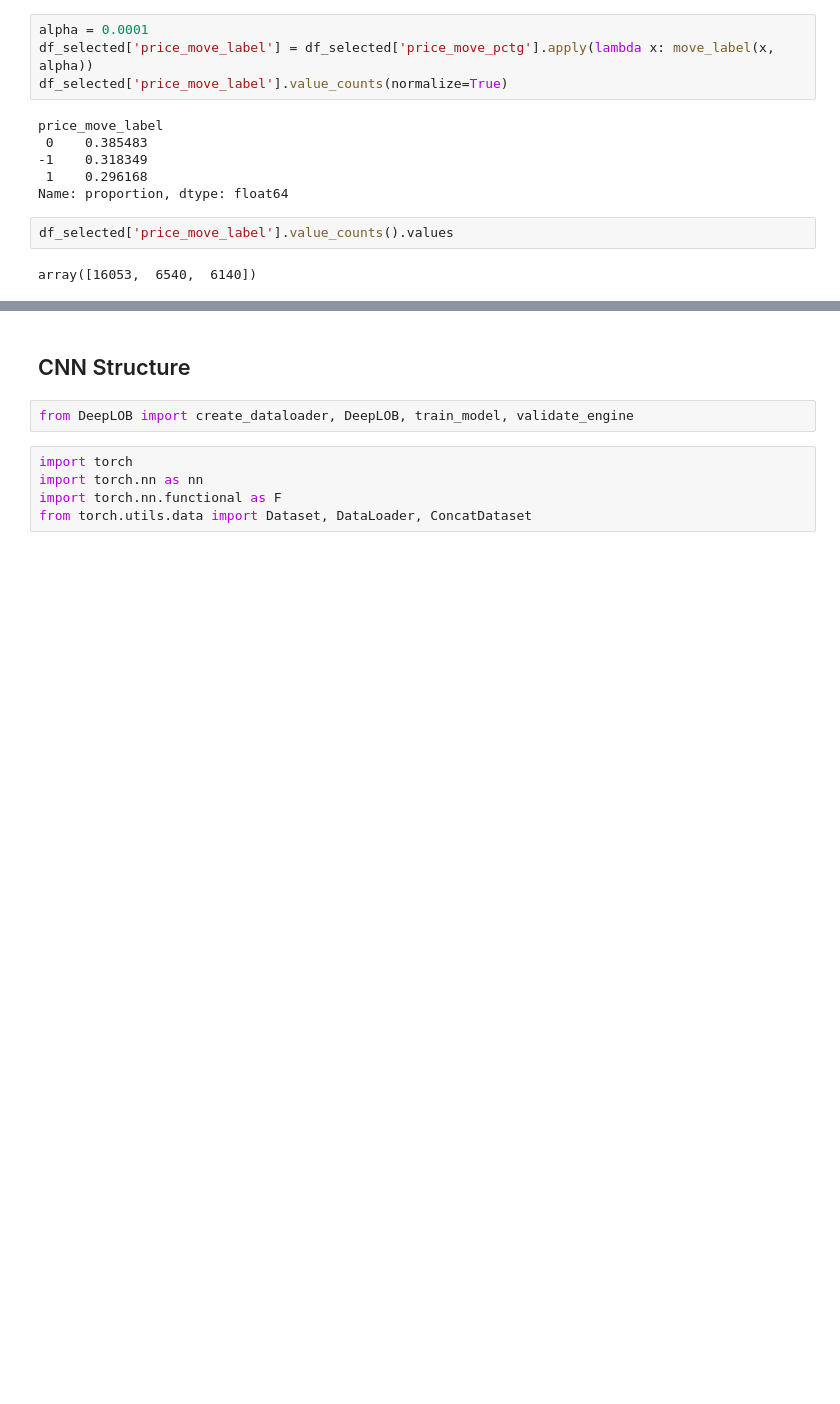
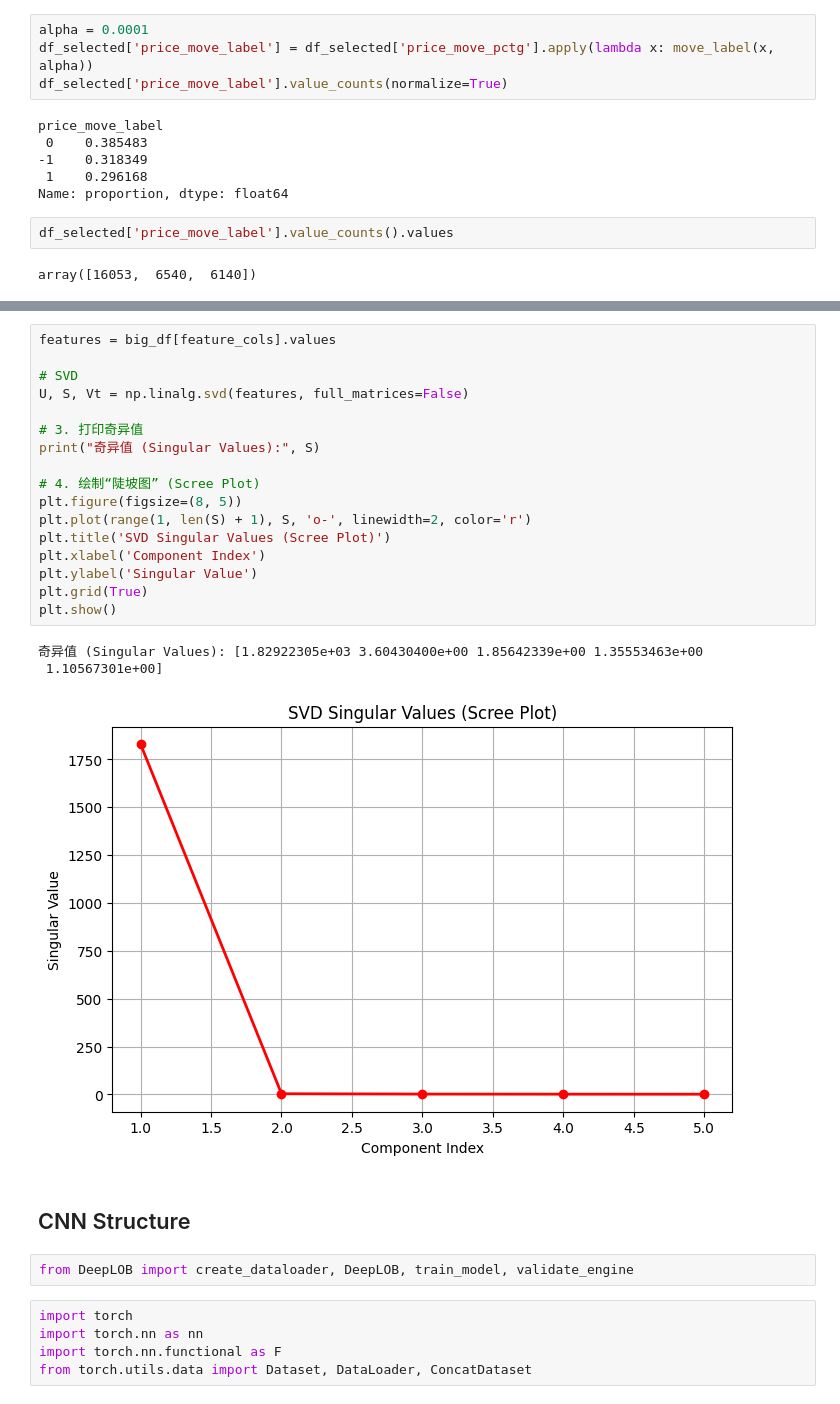
Before and after one commit to MatthewChang3721/DeepLOB, a Jupyter notebook: DeepLOB_demo.ipynb, the cells around one changed output, grey strips where cells are left out. Saved outputs shown, nothing was run; the diff lists cells and outputs as text; blank space fills up the shorter version.

```diff
--- a/DeepLOB_demo.ipynb
+++ b/DeepLOB_demo.ipynb
@@ -157,3 +198,24 @@ df_selected
+# %%
+features = big_df[feature_cols].values
+
+# SVD
+U, S, Vt = np.linalg.svd(features, full_matrices=False)
+
+# 3. 打印奇异值
+print("奇异值 (Singular Values):", S)
+
+# 4. 绘制“陡坡图” (Scree Plot)
+plt.figure(figsize=(8, 5))
+plt.plot(range(1, len(S) + 1), S, 'o-', linewidth=2, color='r')
+plt.title('SVD Singular Values (Scree Plot)')
+plt.xlabel('Component Index')
+plt.ylabel('Singular Value')
+plt.grid(True)
+plt.show()
+# %% [output]
+奇异值 (Singular Values): [1.82922305e+03 3.60430400e+00 1.85642339e+00 1.35553463e+00
+ 1.10567301e+00]
+[figure, added]
 # %% [markdown]
 ## CNN Structure
 # %%
```
Also changed, not shown: parts of 9 cells of this notebook, 2 other files.
